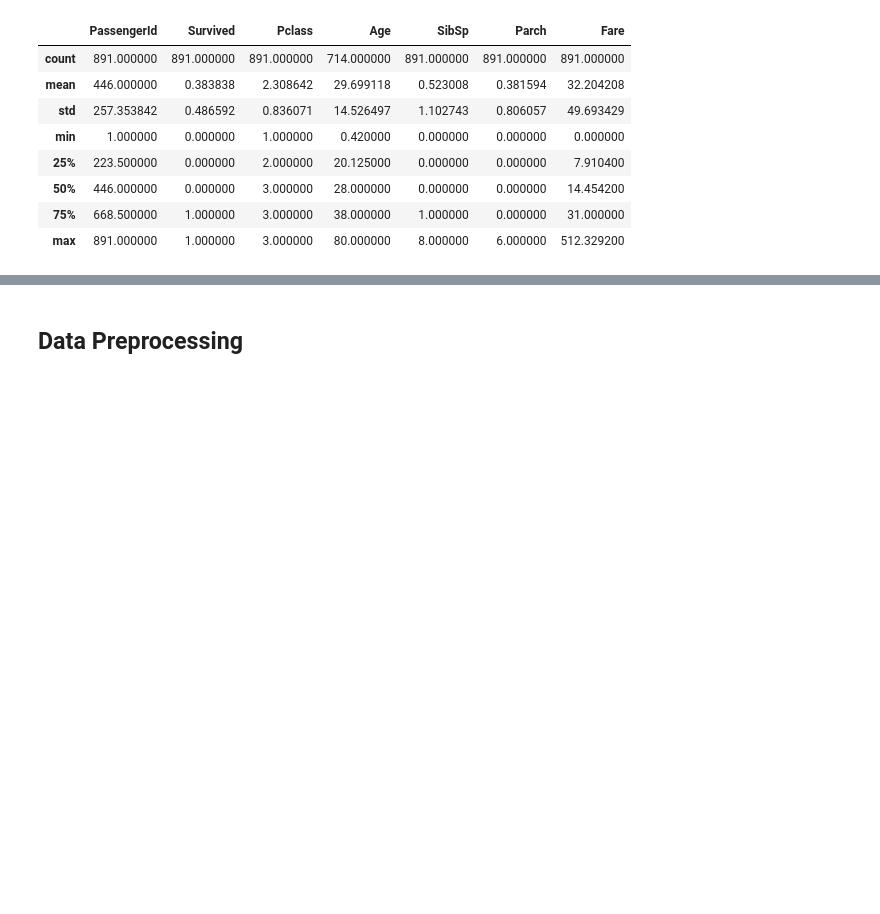
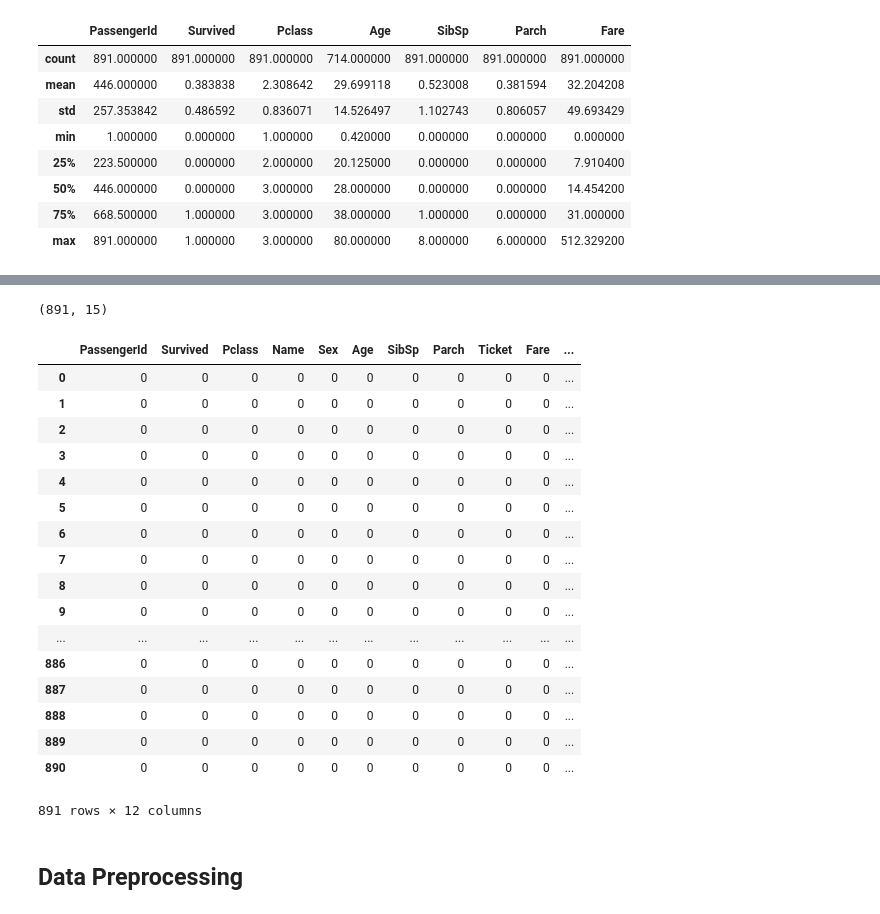
Before and after one commit to PatrickFlynn/Titanic_Prediction, a Jupyter notebook: Titanic EDA.ipynb, the cells around one changed output, grey strips where cells are left out. Saved outputs shown, nothing was run; the diff lists cells and outputs as text; code cells hidden in the pictures; blank space fills up the shorter version.

```diff
--- a/Titanic EDA.ipynb
+++ b/Titanic EDA.ipynb
@@ -58,0 +95,4 @@ df.describe()
+# %%
+temp_ticket.shape
+# %% [output]
+(891, 15)
@@ -59,3 +101,24 @@ df.describe()
+# %%
+temp_ticket.T.reindex(df.columns, fill_value=0).T
+# %% [output]
+|  | PassengerId | Survived | Pclass | Name | Sex | Age | SibSp | Parch | Ticket | Fare | ... |
+| 0 | 0 | 0 | 0 | 0 | 0 | 0 | 0 | 0 | 0 | 0 | ... |
+| 1 | 0 | 0 | 0 | 0 | 0 | 0 | 0 | 0 | 0 | 0 | ... |
+| 2 | 0 | 0 | 0 | 0 | 0 | 0 | 0 | 0 | 0 | 0 | ... |
+| 3 | 0 | 0 | 0 | 0 | 0 | 0 | 0 | 0 | 0 | 0 | ... |
+| 4 | 0 | 0 | 0 | 0 | 0 | 0 | 0 | 0 | 0 | 0 | ... |
+| 5 | 0 | 0 | 0 | 0 | 0 | 0 | 0 | 0 | 0 | 0 | ... |
+| 6 | 0 | 0 | 0 | 0 | 0 | 0 | 0 | 0 | 0 | 0 | ... |
+| 7 | 0 | 0 | 0 | 0 | 0 | 0 | 0 | 0 | 0 | 0 | ... |
+| 8 | 0 | 0 | 0 | 0 | 0 | 0 | 0 | 0 | 0 | 0 | ... |
+| 9 | 0 | 0 | 0 | 0 | 0 | 0 | 0 | 0 | 0 | 0 | ... |
+| ... | ... | ... | ... | ... | ... | ... | ... | ... | ... | ... | ... |
+| 886 | 0 | 0 | 0 | 0 | 0 | 0 | 0 | 0 | 0 | 0 | ... |
+| 887 | 0 | 0 | 0 | 0 | 0 | 0 | 0 | 0 | 0 | 0 | ... |
+| 888 | 0 | 0 | 0 | 0 | 0 | 0 | 0 | 0 | 0 | 0 | ... |
+| 889 | 0 | 0 | 0 | 0 | 0 | 0 | 0 | 0 | 0 | 0 | ... |
+| 890 | 0 | 0 | 0 | 0 | 0 | 0 | 0 | 0 | 0 | 0 | ... |
+891 rows × 12 columns
 # %% [markdown]
 ## Data Preprocessing
 # %%
```
Also changed, not shown: parts of 21 cells of this notebook, 3 other files.
